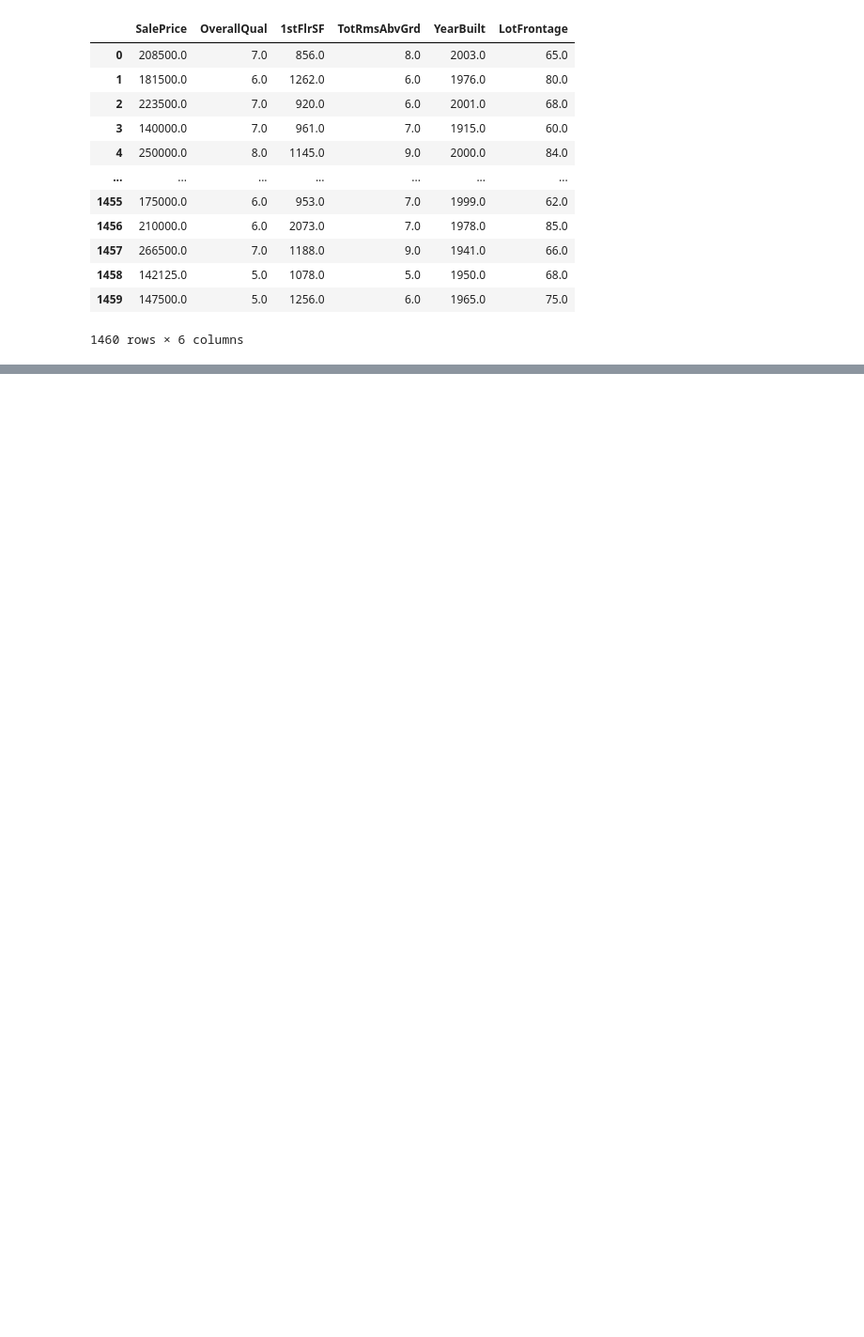
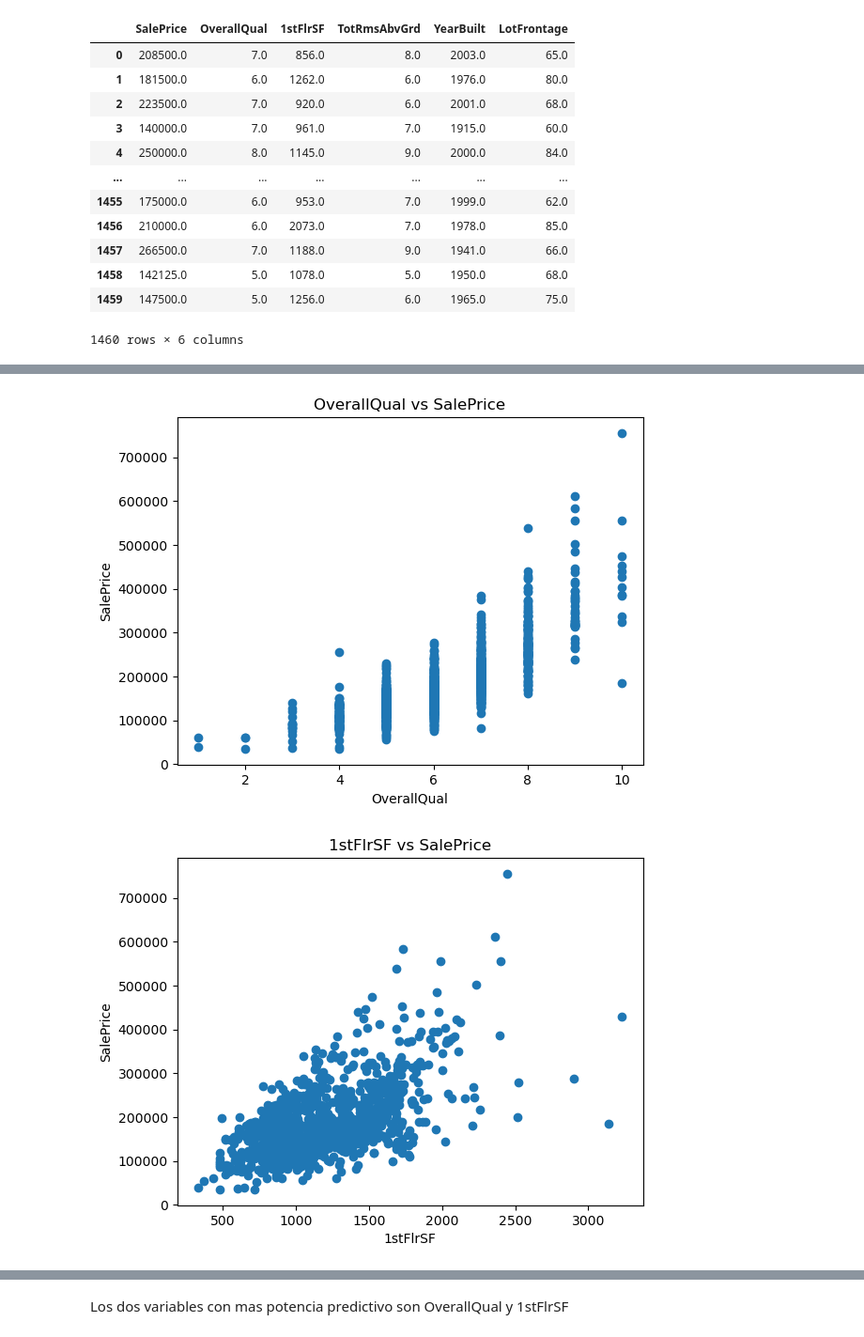
Before and after one commit to marcorimolagalileoIIO/Econometria-2, a Jupyter notebook: Proyecto_Final.ipynb, the cells around one changed output, grey strips where cells are left out. Shown: that part at 94% size. Saved outputs shown, nothing was run; the diff lists cells and outputs as text; code cells hidden in the pictures; blank space fills up the shorter version.

```diff
--- a/Proyecto_Final.ipynb
+++ b/Proyecto_Final.ipynb
@@ -33,0 +128,11 @@ df
+# %%
+for column in data_entrenamiento.columns:
+    if column != 'SalePrice':
+        plt.scatter(data_entrenamiento[column], data_entrenamiento['SalePrice'])
+        plt.xlabel(column)
+        plt.ylabel('SalePrice')
+        plt.title(f'{column} vs SalePrice')
+        plt.show()
+# %% [output]
+[figure, added]
+[figure, added]
@@ -33,0 +142,2 @@ df
+# %% [markdown]
+Los dos variables con mas potencia predictivo son OverallQual y 1stFlrSF
```
Also changed, not shown: parts of 12 cells of this notebook.
